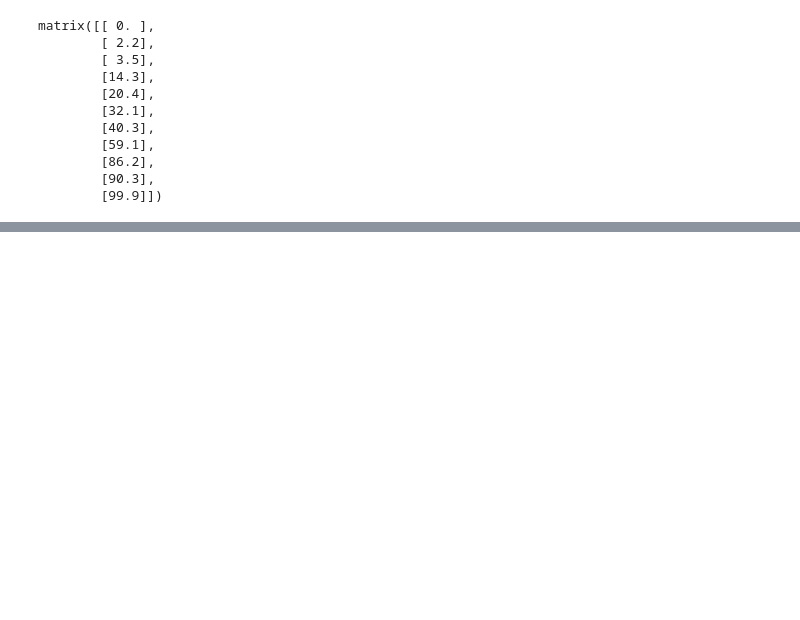
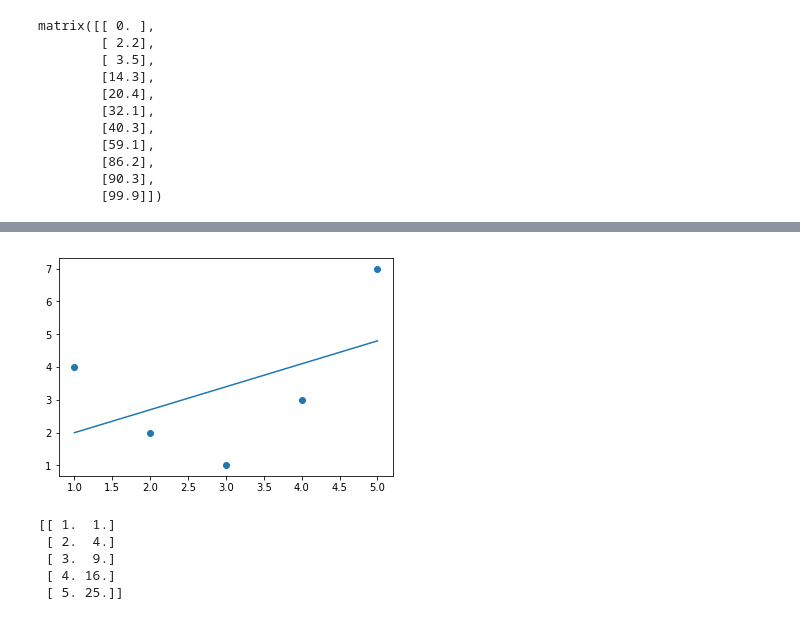
Before and after one commit to XavierDijo/AI, a Jupyter notebook: very simple polynomial regression .ipynb, the cells around one changed output, grey strips where cells are left out. Cells and saved outputs as stored; diff of their text form; code cells hidden in the pictures; blank space fills up the shorter version.

```diff
--- a/very simple polynomial regression .ipynb
+++ b/very simple polynomial regression .ipynb
@@ -94,0 +104,20 @@ matrix([[ 0. ],
+# %%
+from sklearn.linear_model import LinearRegression
+X = x[:, np.newaxis]
+model = LinearRegression().fit(X, y)
+yfit = model.predict(X)
+plt.scatter(x, y)
+plt.plot(x, yfit);
+# %% [output]
+[figure, added]
+# %%
+from sklearn.preprocessing import PolynomialFeatures
+poly = PolynomialFeatures(degree=2, include_bias=False)
+X2 = poly.fit_transform(X)
+print(X2)
+# %% [output]
+[[ 1.  1.]
+ [ 2.  4.]
+ [ 3.  9.]
+ [ 4. 16.]
+ [ 5. 25.]]
```
Also changed, not shown: parts of 2 cells of this notebook, 1 other file.
